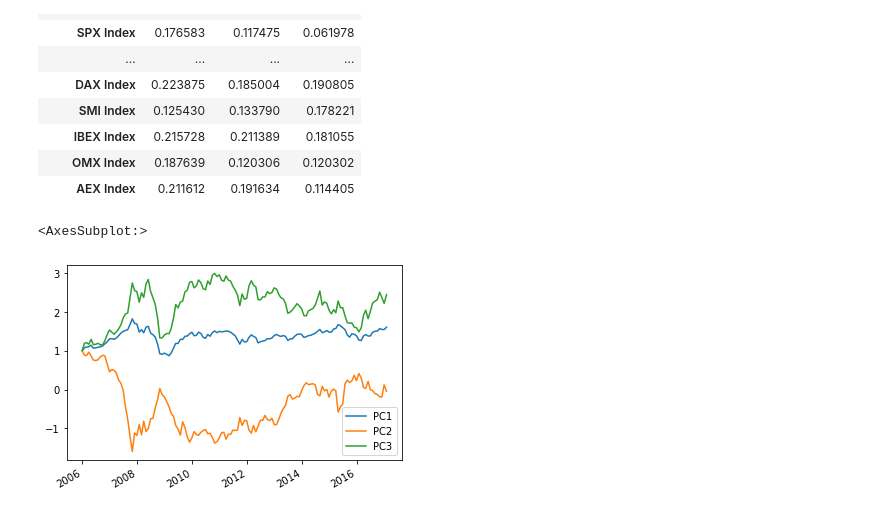
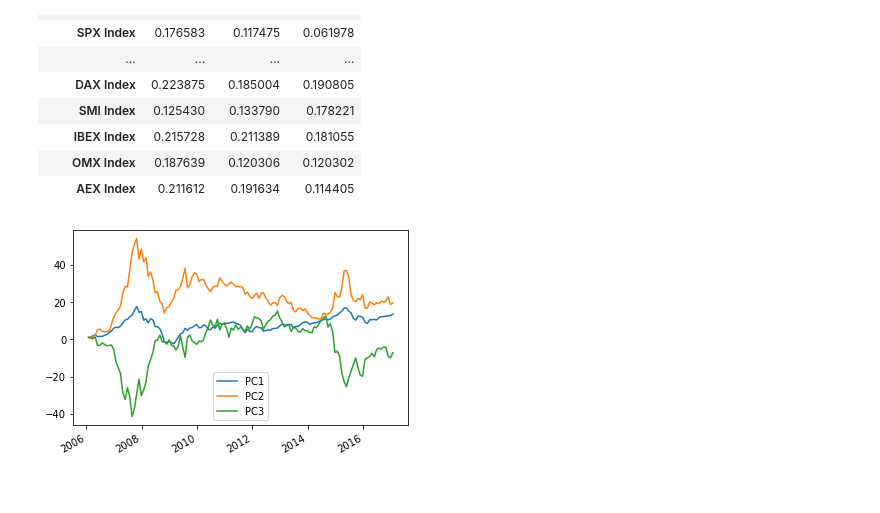
Before and after one commit to johncky/QFNtools, a Jupyter notebook: 2. Factor Analysis on Global Equity Indices using PCA.ipynb, the cells around one changed output. Cells and saved outputs as stored; diff of their text form; code cells hidden in the pictures.

```diff
--- a/2. Factor Analysis on Global Equity Indices using PCA.ipynb
+++ b/2. Factor Analysis on Global Equity Indices using PCA.ipynb
@@ -59,16 +59,18 @@ pca_loadings_df
 | OMX Index | 0.187639 | 0.120306 | 0.120302 |
 | AEX Index | 0.211612 | 0.191634 | 0.114405 |
 # %%
-# eigen portfolios
-pca_port_df = pd.DataFrame(np.dot(equity, (pca_loadings_df/pca_loadings_df.sum()).to_numpy()),index=equity.index, columns=['PC{}'.format(i+1) for i in range(reqPC)])
+# eigen portfolios cumulative return since start
+pca_cum_port_df = pd.DataFrame(np.dot((1+equity_return).cumprod()-1, (pca_loadings_df/pca_loadings_df.sum()).to_numpy()),index=equity_return.index, columns=['PC{}'.format(i+1) for i in range(reqPC)])
 
 # change starting value to 1
-pca_port_df = pca_port_df/pca_port_df.iloc[0, :]
+pca_cum_port_df = pca_cum_port_df/pca_cum_port_df.iloc[0, :]
 
-pca_port_df.plot()
+pca_cum_port_df.plot()
+
+# Constant rebalance to maintain weight
+pca_port_df = pd.DataFrame(np.dot(equity_return, (pca_loadings_df/pca_loadings_df.sum()).to_numpy()),index=equity_return.index, columns=['PC{}'.format(i+1) for i in range(reqPC)])
 # %% [output]
-<AxesSubplot:>
-[figure, old version]
+[figure, new version]
 # %%
 ### This section is to find the most relevant factors (actual assets/indics) to represent the principal components (eigen portfolios)
 # the idea is that we believe there are real fundamental factors that are driving each Principal components.
```
Also changed, not shown: parts of 4 cells of this notebook, 5 other files.
